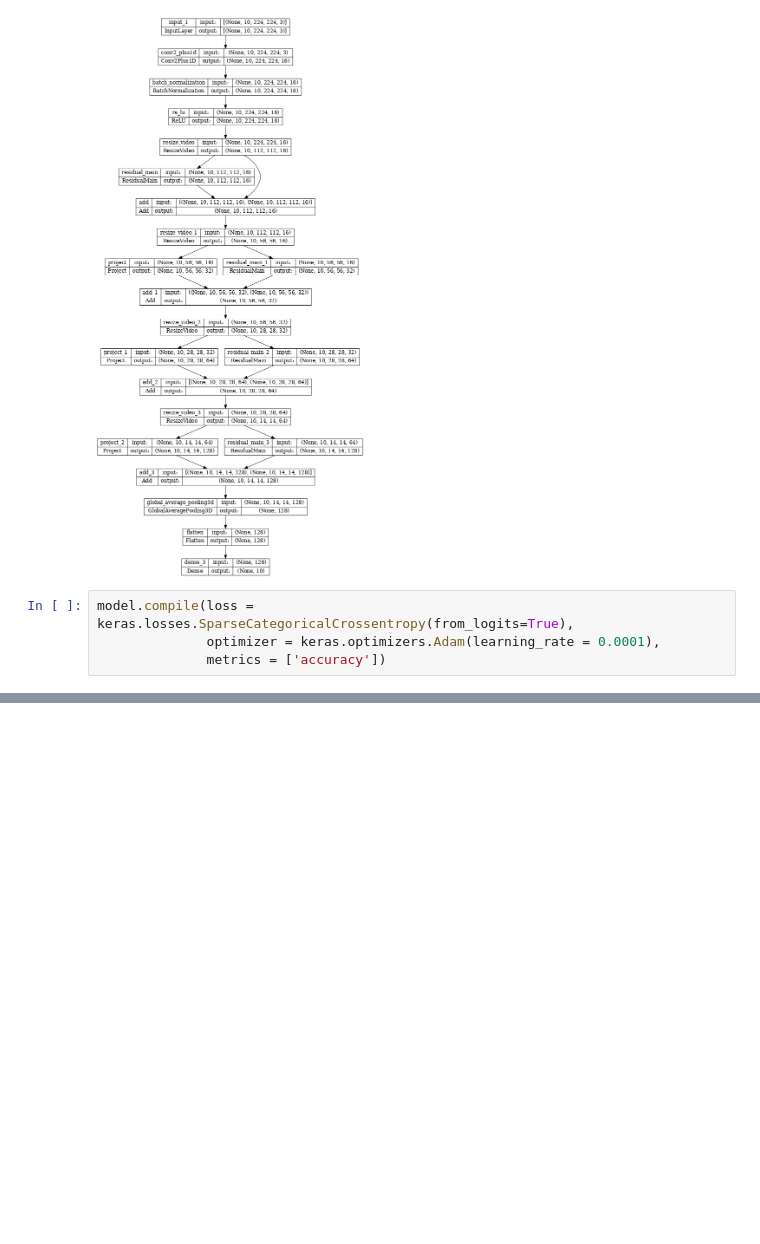
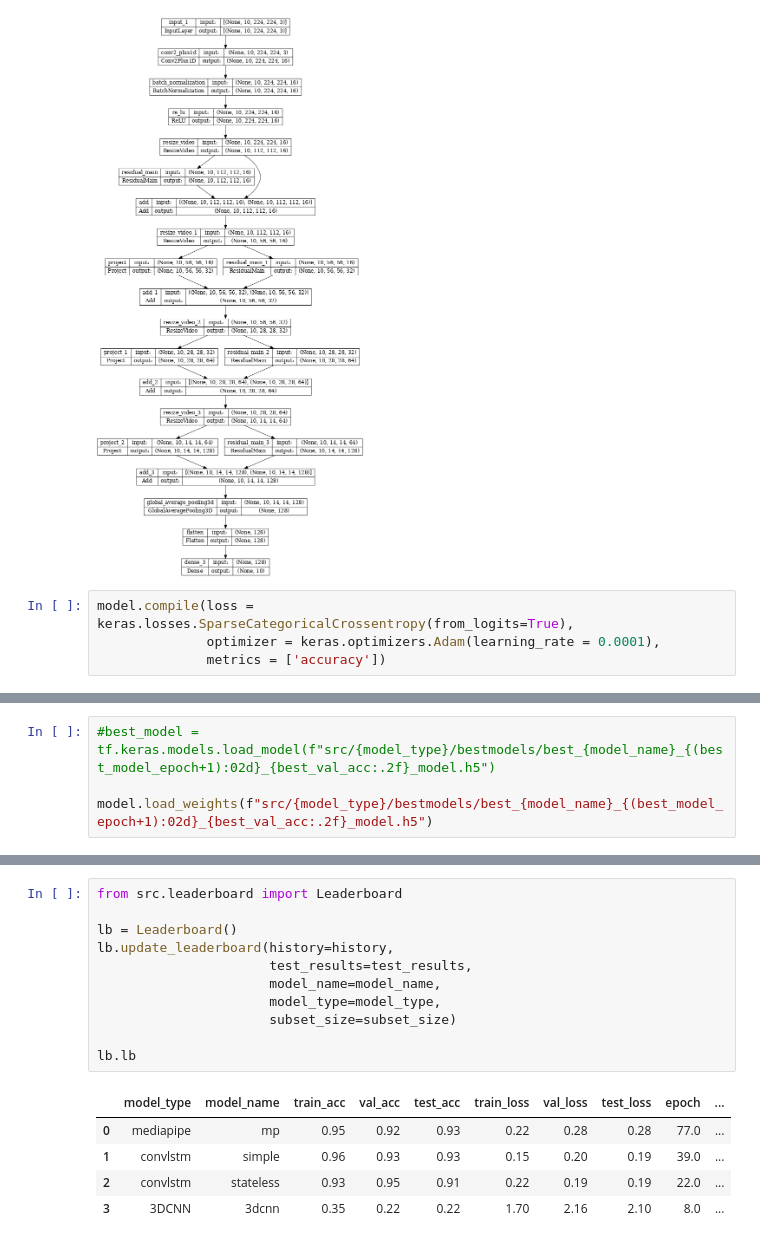
Before and after one commit to Javimh18/TFM_DSBD, a Jupyter notebook: src/3DCNN/3dcnn.ipynb, the cells around one changed output, grey strips where cells are left out. Drawn from its saved outputs; the diff is of its cells as text; blank space fills up the shorter version.

Commit message:
Leaderboard works

```diff
--- a/src/3DCNN/3dcnn.ipynb
+++ b/src/3DCNN/3dcnn.ipynb
@@ -156,3 +231,7 @@ Epoch 30/30
+# %%
+#best_model = tf.keras.models.load_model(f"src/{model_type}/bestmodels/best_{model_name}_{(best_model_epoch+1):02d}_{best_val_acc:.2f}_model.h5")
+
+model.load_weights(f"src/{model_type}/bestmodels/best_{model_name}_{(best_model_epoch+1):02d}_{best_val_acc:.2f}_model.h5")
 # %%
 # Evaluate the model on the test data using `evaluate`
 print("Evaluate on test data")
@@ -164,0 +248,17 @@ plot_history(history)
+# %%
+from src.leaderboard import Leaderboard
+
+lb = Leaderboard()
+lb.update_leaderboard(history=history,
+                      test_results=test_results,
+                      model_name=model_name,
+                      model_type=model_type,
+                      subset_size=subset_size)
+
+lb.lb
+# %% [output]
+|  | model_type | model_name | train_acc | val_acc | test_acc | train_loss | val_loss | test_loss | epoch | ... |
+| 0 | mediapipe | mp | 0.95 | 0.92 | 0.93 | 0.22 | 0.28 | 0.28 | 77.0 | ... |
+| 1 | convlstm | simple | 0.96 | 0.93 | 0.93 | 0.15 | 0.20 | 0.19 | 39.0 | ... |
+| 2 | convlstm | stateless | 0.93 | 0.95 | 0.91 | 0.22 | 0.19 | 0.19 | 22.0 | ... |
+| 3 | 3DCNN | 3dcnn | 0.35 | 0.22 | 0.22 | 1.70 | 2.16 | 2.10 | 8.0 | ... |
```
Also changed, not shown: parts of 12 cells of this notebook, 2 other files.
